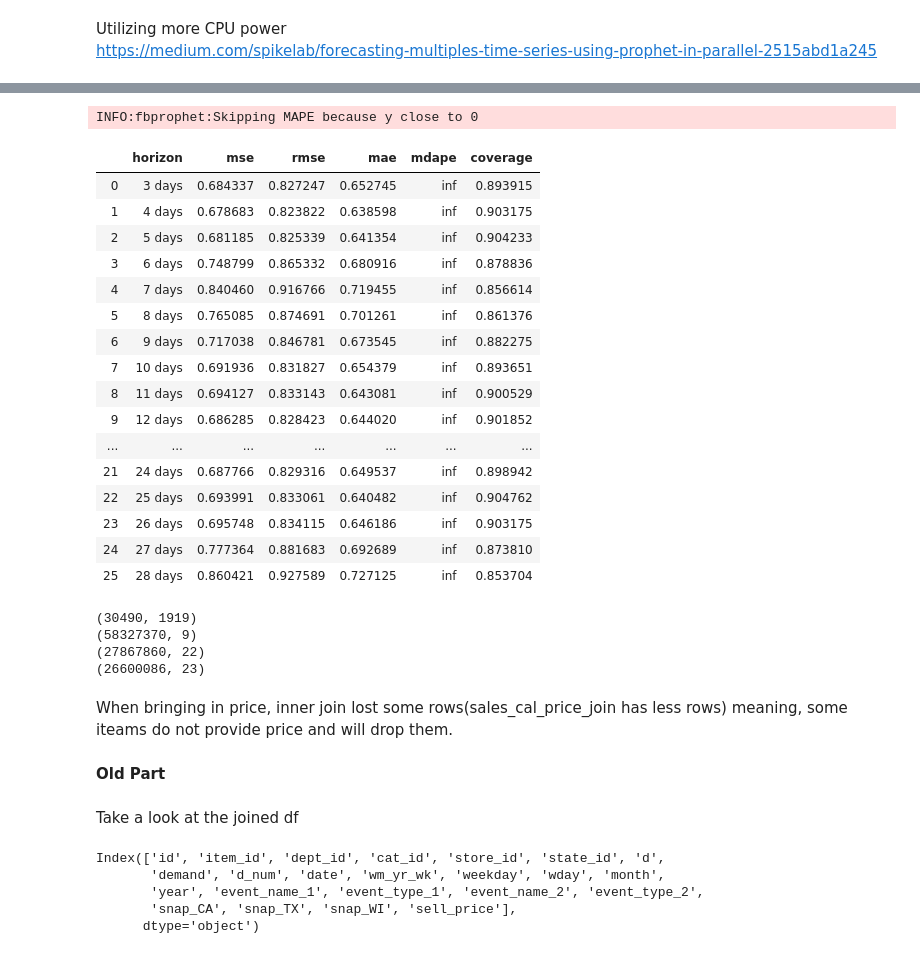
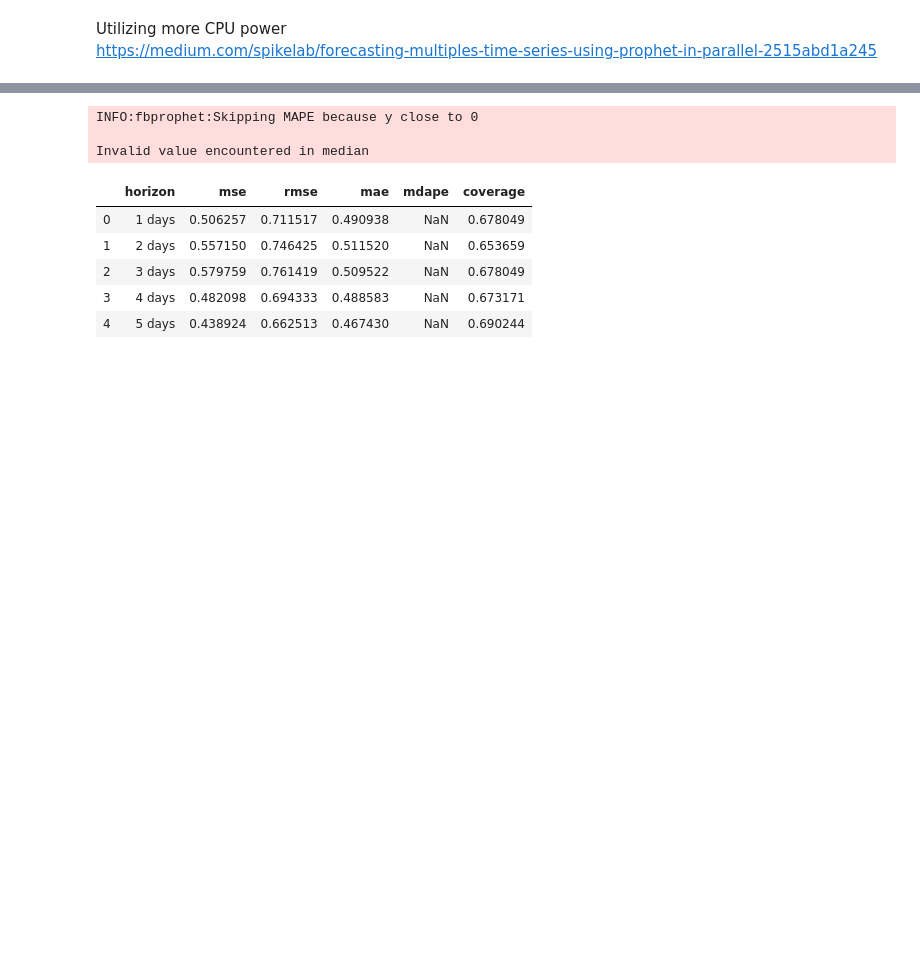
Before and after one commit to fstseng/M5_Forecast, a Jupyter notebook: Roc.ipynb, the cells around one changed output, grey strips where cells are left out. Saved outputs shown, nothing was run; the diff lists cells and outputs as text; code cells hidden in the pictures; blank space fills up the shorter version.

```diff
--- a/Roc.ipynb
+++ b/Roc.ipynb
@@ -33,10 +33,10 @@ sales_train_validation_melt = pd.melt(sales_train_validation, id_vars=['id', 'it
 sales_train_validation_melt['d_num'] = sales_train_validation_melt.d.str.split('_', n=1, expand=True)[1].astype(int)
 
 # reduce the dataframe size to start from Day1000(to avoid memory error), later can adjust to earlier day if permitted
-sales_train_validation_melt_1000 = sales_train_validation_melt[sales_train_validation_melt.d_num > 999]
+#sales_train_validation_melt_1000 = sales_train_validation_melt[sales_train_validation_melt.d_num > 999]
 
 # bringing in calendar dataframe joining on d column
-sales_cal_join = pd.merge(sales_train_validation_melt_1000, calendar, on='d')
+sales_cal_join = pd.merge(sales_train_validation_melt, calendar, on='d')
 
 # joining price into the dataframe
-sales_cal_price_join = pd.merge(sales_cal_join, sell_prices, on=['store_id','item_id', 'wm_yr_wk'] )
+#sales_cal_price_join = pd.merge(sales_cal_join, sell_prices, on=['store_id','item_id', 'wm_yr_wk'] )
@@ -125,10 +79,11 @@ TypeError: list indices must be integers or slices, not list
 # %%
+# running prophet's own validation on the predicting the first item
 from fbprophet.diagnostics import cross_validation
 m = Prophet()
-item_list = prophet_df.item_id.unique()
+#item_list = prophet_df.item_id.unique()
 df = prophet_df[prophet_df['item_id']==item_list[0]][['date','demand']].rename(columns={"date": "ds", "demand": "y"})
 m.fit(df)
-df_cv = cross_validation(m, initial='700 days', period='7 days', horizon = '28 days')
+df_cv = cross_validation(m, initial='700 days', period='30 days', horizon = '5 days')
 df_cv.head(10)
 # %% [output]
 INFO:numexpr.utils:NumExpr defaulting to 8 threads.
@@ -162,47 +103,15 @@ df_cv.head(10)
 # %%
+# review the valiation results
 from fbprophet.diagnostics import performance_metrics
 df_p = performance_metrics(df_cv)
-df_p
+df_p.head()
 # %% [output]
 INFO:fbprophet:Skipping MAPE because y close to 0
+
+Invalid value encountered in median
 |  | horizon | mse | rmse | mae | mdape | coverage |
-| 0 | 3 days | 0.684337 | 0.827247 | 0.652745 | inf | 0.893915 |
-| 1 | 4 days | 0.678683 | 0.823822 | 0.638598 | inf | 0.903175 |
-| 2 | 5 days | 0.681185 | 0.825339 | 0.641354 | inf | 0.904233 |
-| 3 | 6 days | 0.748799 | 0.865332 | 0.680916 | inf | 0.878836 |
-| 4 | 7 days | 0.840460 | 0.916766 | 0.719455 | inf | 0.856614 |
-| 5 | 8 days | 0.765085 | 0.874691 | 0.701261 | inf | 0.861376 |
-| 6 | 9 days | 0.717038 | 0.846781 | 0.673545 | inf | 0.882275 |
-| 7 | 10 days | 0.691936 | 0.831827 | 0.654379 | inf | 0.893651 |
-| 8 | 11 days | 0.694127 | 0.833143 | 0.643081 | inf | 0.900529 |
-| 9 | 12 days | 0.686285 | 0.828423 | 0.644020 | inf | 0.901852 |
-| ... | ... | ... | ... | ... | ... | ... |
-| 21 | 24 days | 0.687766 | 0.829316 | 0.649537 | inf | 0.898942 |
-| 22 | 25 days | 0.693991 | 0.833061 | 0.640482 | inf | 0.904762 |
-| 23 | 26 days | 0.695748 | 0.834115 | 0.646186 | inf | 0.903175 |
-| 24 | 27 days | 0.777364 | 0.881683 | 0.692689 | inf | 0.873810 |
-| 25 | 28 days | 0.860421 | 0.927589 | 0.727125 | inf | 0.853704 |
+| 0 | 1 days | 0.506257 | 0.711517 | 0.490938 | NaN | 0.678049 |
+| 1 | 2 days | 0.557150 | 0.746425 | 0.511520 | NaN | 0.653659 |
+| 2 | 3 days | 0.579759 | 0.761419 | 0.509522 | NaN | 0.678049 |
+| 3 | 4 days | 0.482098 | 0.694333 | 0.488583 | NaN | 0.673171 |
+| 4 | 5 days | 0.438924 | 0.662513 | 0.467430 | NaN | 0.690244 |
-# %%
-print(sales_train_validation.shape)
-print(sales_train_validation_melt.shape)
-print(sales_cal_join.shape)
-print(sales_cal_price_join.shape)
-# %% [output]
-(30490, 1919)
-(58327370, 9)
-(27867860, 22)
-(26600086, 23)
-# %% [markdown]
-When bringing in price, inner join lost some rows(sales_cal_price_join has less rows) meaning, some iteams do not provide price and will drop them.
-# %% [markdown]
-**Old Part**
-# %% [markdown]
-Take a look at the joined df
-# %%
-sales_cal_price_join.columns
-# %% [output]
-Index(['id', 'item_id', 'dept_id', 'cat_id', 'store_id', 'state_id', 'd',
-       'demand', 'd_num', 'date', 'wm_yr_wk', 'weekday', 'wday', 'month',
-       'year', 'event_name_1', 'event_type_1', 'event_name_2', 'event_type_2',
-       'snap_CA', 'snap_TX', 'snap_WI', 'sell_price'],
-      dtype='object')
```
Also changed, not shown: parts of 38 cells of this notebook.
